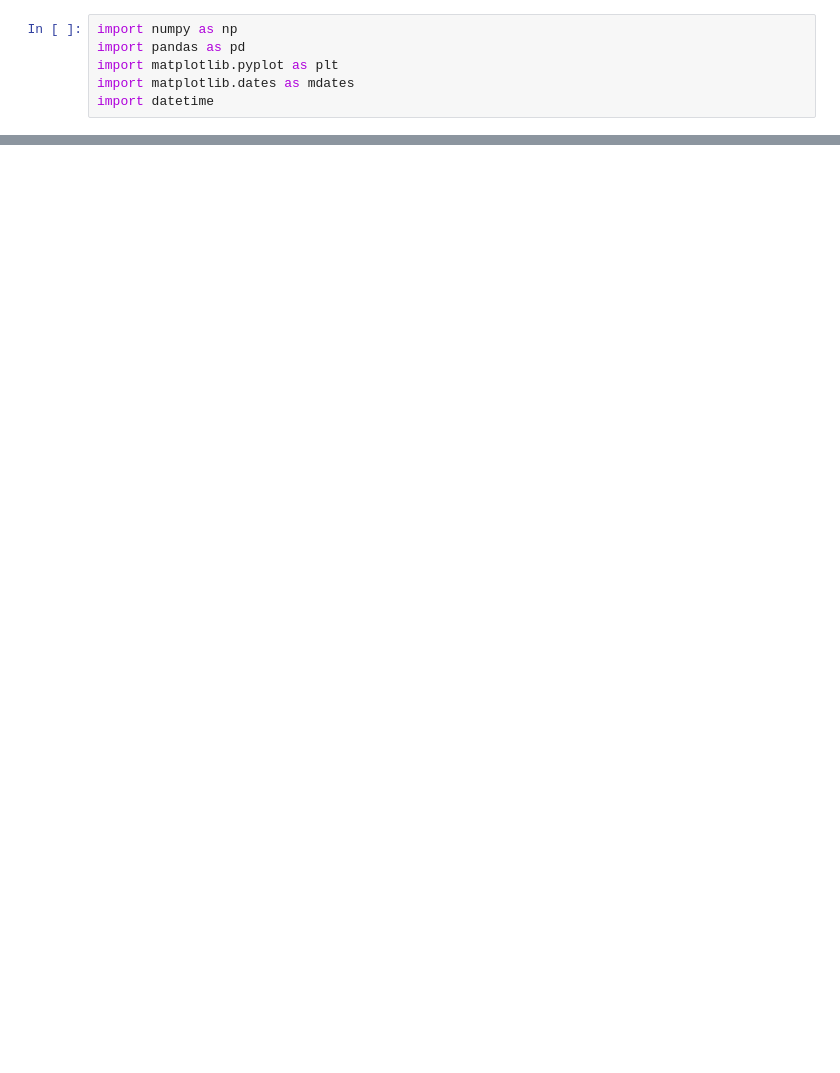
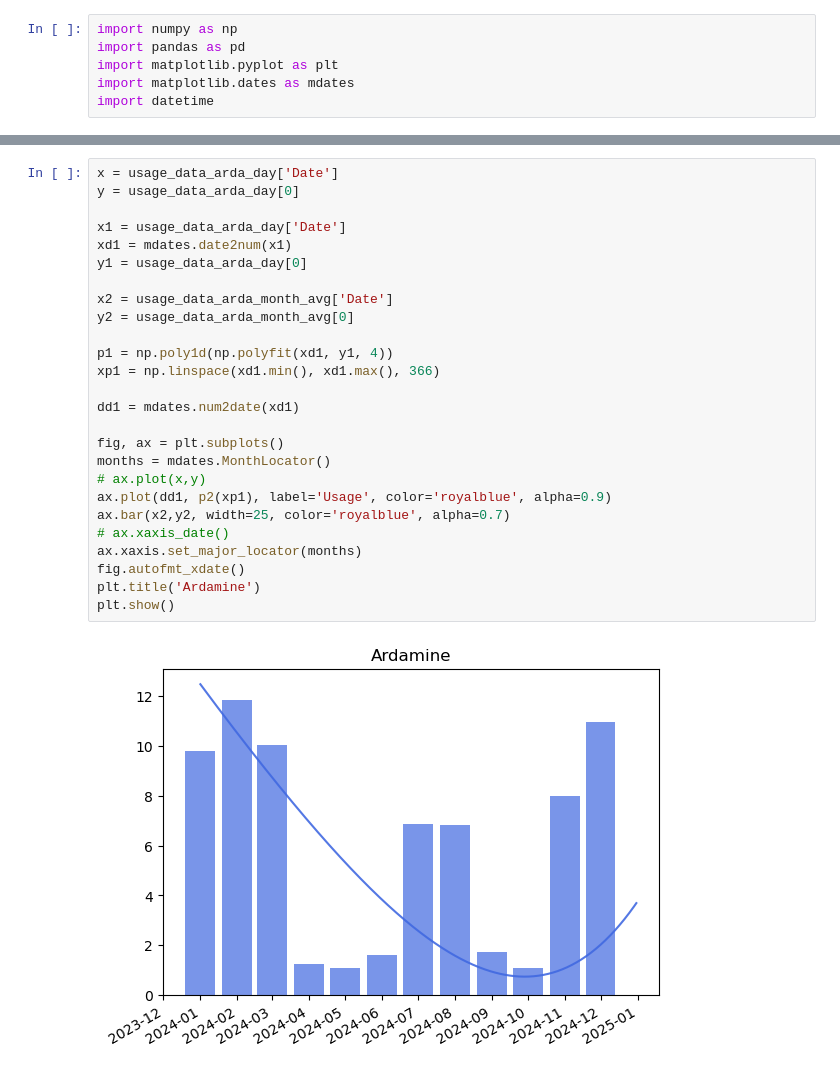
Before and after one commit to CeamanCollins/principles_of_data_analytics_my_work, a Jupyter notebook: Electricity Rates/elecricity_week.ipynb, the cells around one changed output, grey strips where cells are left out. Cells and saved outputs as stored; diff of their text form; blank space fills up the shorter version.

```diff
--- a/Electricity Rates/elecricity_week.ipynb
+++ b/Electricity Rates/elecricity_week.ipynb
@@ -59,3 +96,31 @@ plt.show()
+# %%
+x = usage_data_arda_day['Date']
+y = usage_data_arda_day[0]
+
+x1 = usage_data_arda_day['Date']
+xd1 = mdates.date2num(x1)
+y1 = usage_data_arda_day[0]
+
+x2 = usage_data_arda_month_avg['Date']
+y2 = usage_data_arda_month_avg[0]
+
+p1 = np.poly1d(np.polyfit(xd1, y1, 4))
+xp1 = np.linspace(xd1.min(), xd1.max(), 366)
+
+dd1 = mdates.num2date(xd1)
+
+fig, ax = plt.subplots()
+months = mdates.MonthLocator()
+# ax.plot(x,y)
+ax.plot(dd1, p2(xp1), label='Usage', color='royalblue', alpha=0.9)
+ax.bar(x2,y2, width=25, color='royalblue', alpha=0.7)
+# ax.xaxis_date()
+ax.xaxis.set_major_locator(months)
+fig.autofmt_xdate()
+plt.title('Ardamine')
+plt.show()
+# %% [output]
+[figure, added]
 # %%
 fig, ax = plt.subplots()
 months = mdates.MonthLocator()
```
Also changed, not shown: parts of 7 cells of this notebook, 1 other file.
